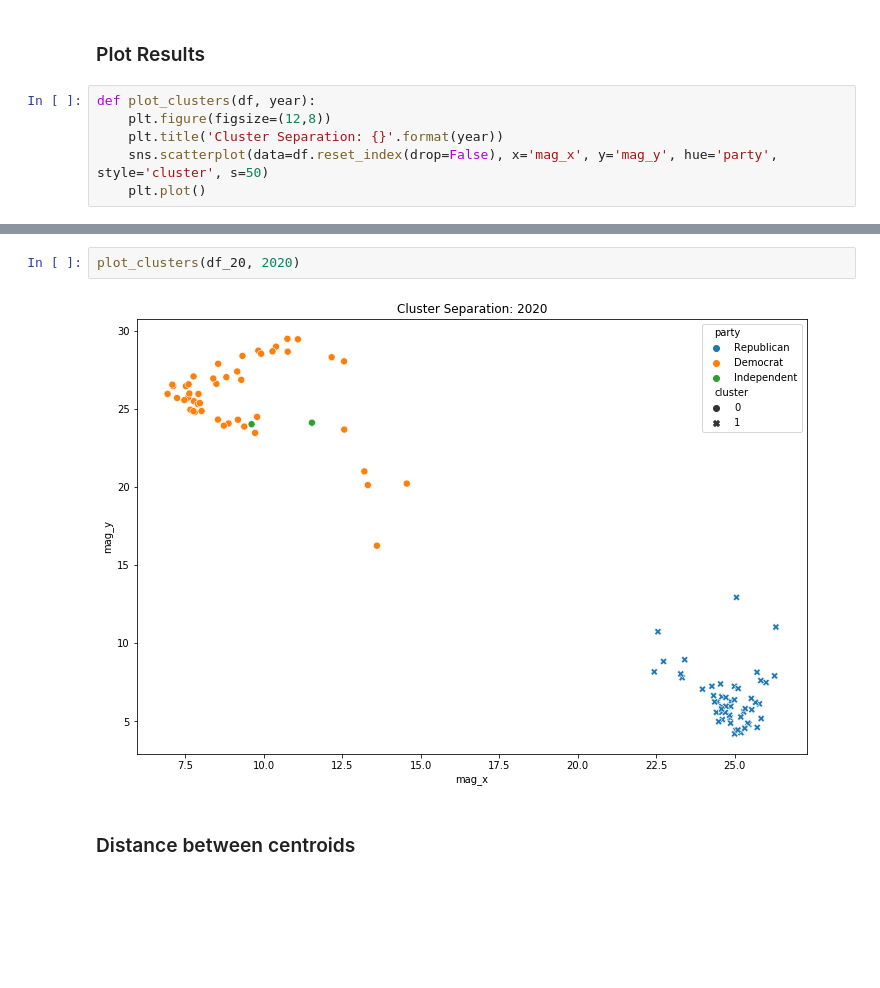
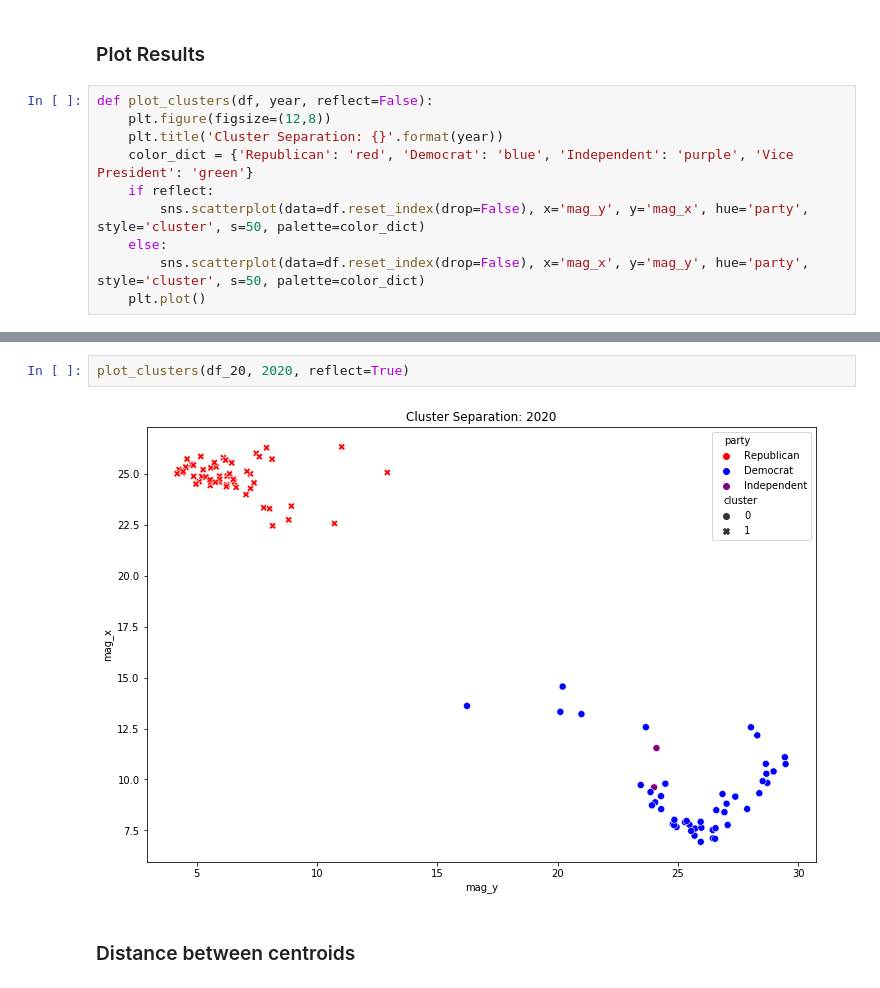
Before and after one commit to nastory/senate_votes, a Jupyter notebook: Analysis of U.S. Senate Polarization.ipynb, the cells around one changed output, grey strips where cells are left out. Cells and saved outputs as stored; diff of their text form; blank space fills up the shorter version.

Commit message:
add color key to charts

```diff
--- a/Analysis of U.S. Senate Polarization.ipynb
+++ b/Analysis of U.S. Senate Polarization.ipynb
@@ -220,10 +225,14 @@ df_20['mag_y'] = magnitude_20[:, 1]
 # %% [markdown]
 ### Plot Results
 # %%
-def plot_clusters(df, year):
+def plot_clusters(df, year, reflect=False):
     plt.figure(figsize=(12,8))
     plt.title('Cluster Separation: {}'.format(year))
-    sns.scatterplot(data=df.reset_index(drop=False), x='mag_x', y='mag_y', hue='party', style='cluster', s=50)
+    color_dict = {'Republican': 'red', 'Democrat': 'blue', 'Independent': 'purple', 'Vice President': 'green'}
+    if reflect:
+        sns.scatterplot(data=df.reset_index(drop=False), x='mag_y', y='mag_x', hue='party', style='cluster', s=50, palette=color_dict)
+    else:
+        sns.scatterplot(data=df.reset_index(drop=False), x='mag_x', y='mag_y', hue='party', style='cluster', s=50, palette=color_dict)
     plt.plot()
 # %%
 plot_clusters(df_89, 1989)
@@ -232,7 +241,7 @@ plot_clusters(df_89, 1989)
 # %%
-plot_clusters(df_20, 2020)
+plot_clusters(df_20, 2020, reflect=True)
 # %% [output]
-[figure, old version]
+[figure, new version]
 # %% [markdown]
 ### Distance between centroids
 # %%
```
Also changed, not shown: parts of 6 cells of this notebook.
